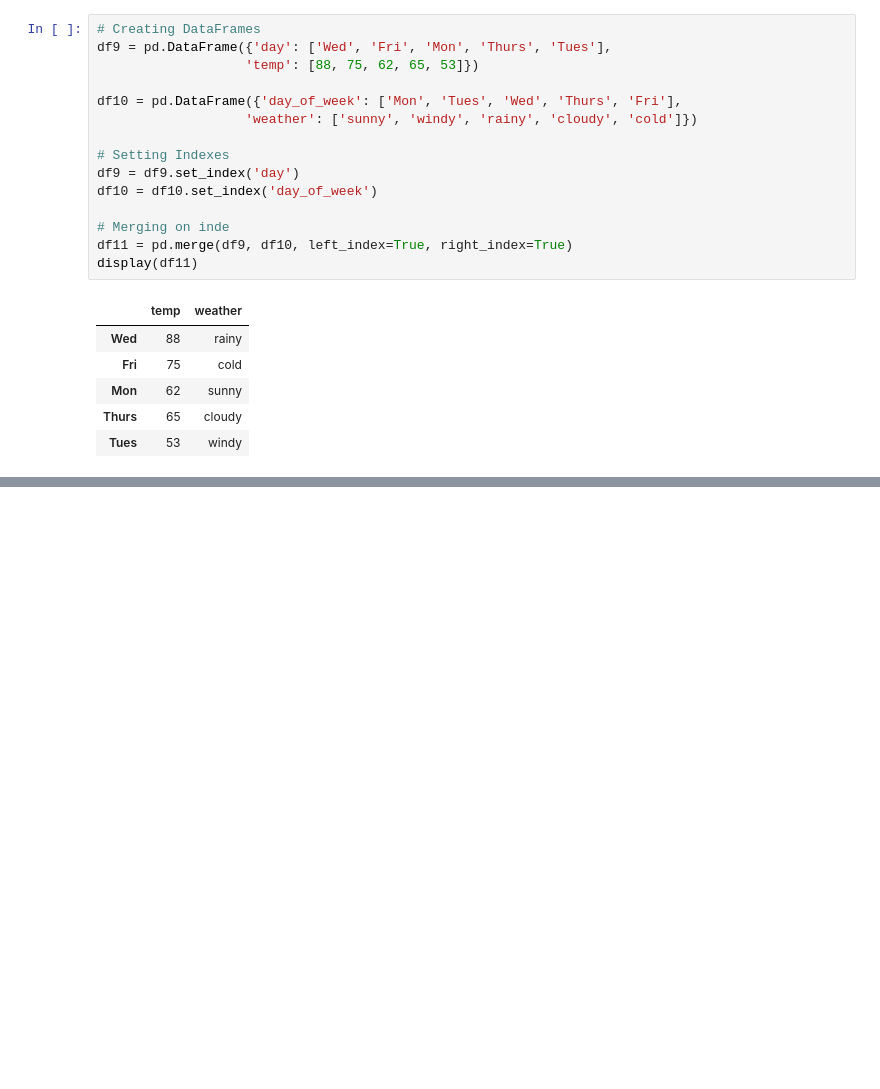
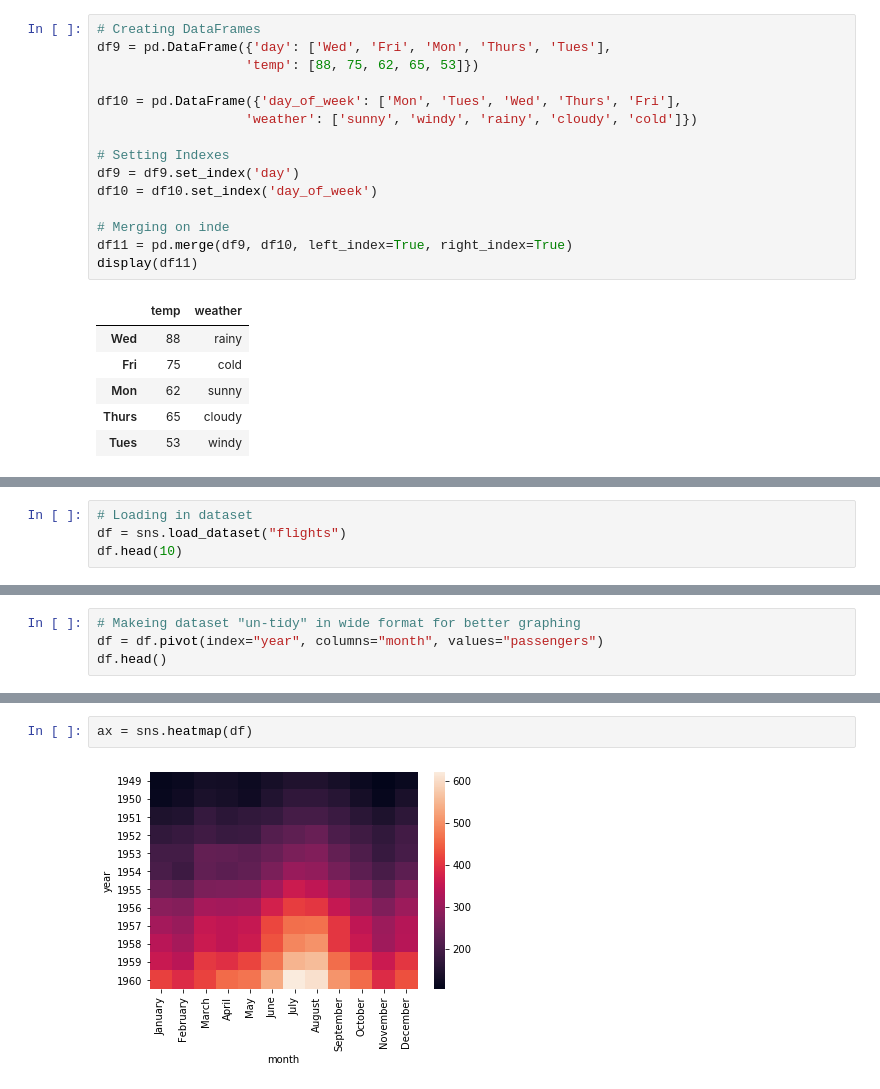
Before and after one commit to Tyler9937/Data-Science-and-Computer-Science-Fundamentals, a Jupyter notebook: Statistics Fundementals/Data Wrangling and Storytelling/Join and Reshape Data.ipynb, the cells around one changed output, grey strips where cells are left out. Cells and saved outputs as stored; diff of their text form; blank space fills up the shorter version.

Commit message:
Tidy data format

```diff
--- a/Statistics Fundementals/Data Wrangling and Storytelling/Join and Reshape Data.ipynb
+++ b/Statistics Fundementals/Data Wrangling and Storytelling/Join and Reshape Data.ipynb
@@ -233,0 +286,4 @@ display(df11)
+# %%
+# Loading in dataset
+df = sns.load_dataset("flights")
+df.head(10)
@@ -233,0 +302,4 @@ display(df11)
+# %%
+# Makeing dataset "un-tidy" in wide format for better graphing
+df = df.pivot(index="year", columns="month", values="passengers")
+df.head()
@@ -233,0 +314,4 @@ display(df11)
+# %%
+ax = sns.heatmap(df)
+# %% [output]
+[figure, added]
```
Also changed, not shown: parts of 17 cells of this notebook.
